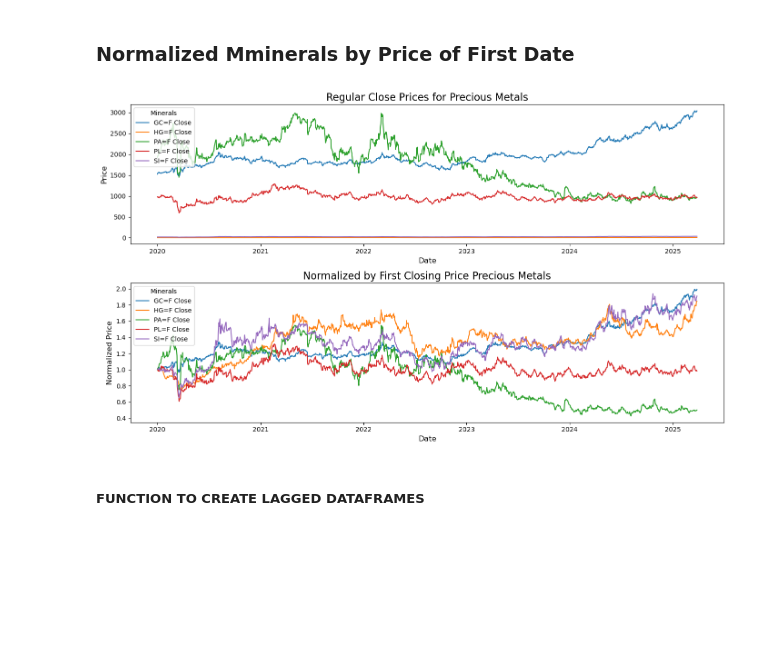
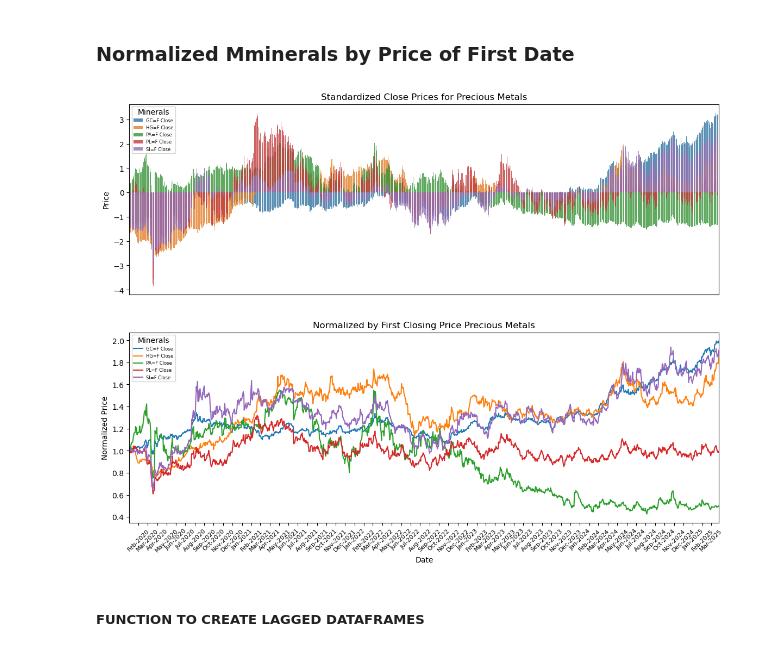
Before and after one commit to GeronimoBWalker/commodity, a Jupyter notebook: feature_engineering.ipynb, the cells around one changed output. Drawn from its saved outputs; the diff is of its cells as text; code cells hidden in the pictures; blank space fills up the shorter version.

```diff
--- a/feature_engineering.ipynb
+++ b/feature_engineering.ipynb
@@ -267,42 +269,53 @@ minerals_log_return.set_index('Date',inplace=True)
 # %% [markdown]
 ### Normalized Mminerals by Price of First Date
 # %%
+import matplotlib.dates as mdates
+
 # Normalize the Close prices by dividing by the first value of each series
 minerals_close = minerals[['Date','GC=F Close', 'HG=F Close', 'PA=F Close', 'PL=F Close', 'SI=F Close']].copy()
 
 # Normalize each column by dividing by its first value
 normalized_minerals = minerals_close.copy()
 normalized_minerals.iloc[:,1:] = normalized_minerals.iloc[:,1:] / normalized_minerals.iloc[:,1:].iloc[0]
 normalized_minerals_melt = pd.melt(normalized_minerals,id_vars=['Date'],var_name='Ticker',value_name='Normalized Close')
 
+# Normalize Closing Prices
 
-minerals_melt = pd.melt(minerals_close,id_vars=['Date'],var_name='Ticker',value_name='Close')
+scaler = StandardScaler()
+scaled_minerals_close = minerals_close.copy()
+scaled_minerals_close.iloc[:,1:] = scaler.fit_transform(scaled_minerals_close.iloc[:,1:])
+scaled_minerals_close_melt = pd.melt(scaled_minerals_close,id_vars=['Date'],var_name='Ticker',value_name='Close')
 
 
 # Plotting the normalized Close prices
-fig, axs = plt.subplots(2,1,figsize=(14, 8))
+fig, axs = plt.subplots(2,1,figsize=(14, 10))
 
-sns.lineplot(data=minerals_melt,x='Date',y='Close',hue='Ticker',ax=axs[0])
+sns.barplot(data=scaled_minerals_close_melt,x='Date',y='Close',hue='Ticker',ax=axs[0],dodge=False,alpha=0.8)
 
 sns.lineplot(data=normalized_minerals_melt,x='Date',y='Normalized Close',hue='Ticker',ax=axs[1])
 
 
+# Adding title and labels
+axs[0].set_title('Standardized Close Prices for Precious Metals', fontsize=12)
+axs[0].set_xticklabels([])
+axs[0].set_xticks([])
+axs[0].set_xlabel('')
+axs[0].set_ylabel('Price', fontsize=10)
+axs[0].legend(title="Minerals", loc='upper left',fontsize=6)
 
 # Adding title and labels
-axs[0].set_title('Regular Close Prices for Precious Metals', fontsize=16)
-axs[0].set_xlabel('Date', fontsize=12)
-axs[0].set_ylabel('Price', fontsize=12)
-axs[0].legend(title="Minerals", loc="upper left")
+axs[1].set_title('Normalized by First Closing Price Precious Metals', fontsize=12)
+axs[1].set_xlabel('Date', fontsize=10)
+axs[1].set_ylabel('Normalized Price', fontsize=10)
+axs[1].legend(title="Minerals",loc='upper left', fontsize=6)
+axs[1].xaxis.set_major_formatter(mdates.DateFormatter('%b-%Y'))  # Format as 'Jan-2025'
+axs[1].xaxis.set_major_locator(mdates.MonthLocator(interval=1))  # Show every 3rd month
+axs[1].tick_params(axis='x', rotation=45, labelsize=8)  # Rotate labels
+axs[1].set_xlim([normalized_minerals_melt['Date'].min(), normalized_minerals_melt['Date'].max()])
 
-# Adding title and labels
-axs[1].set_title('Normalized by First Closing Price Precious Metals', fontsize=16)
-axs[1].set_xlabel('Date', fontsize=12)
-axs[1].set_ylabel('Normalized Price', fontsize=12)
-axs[1].legend(title="Minerals", loc="upper left")
 
-plt.tight_layout()
 
 # Show the plot
 plt.show()
 # %% [output]
-[figure, old version]
+[figure, new version]
```
Also changed, not shown: parts of 9 cells of this notebook.
